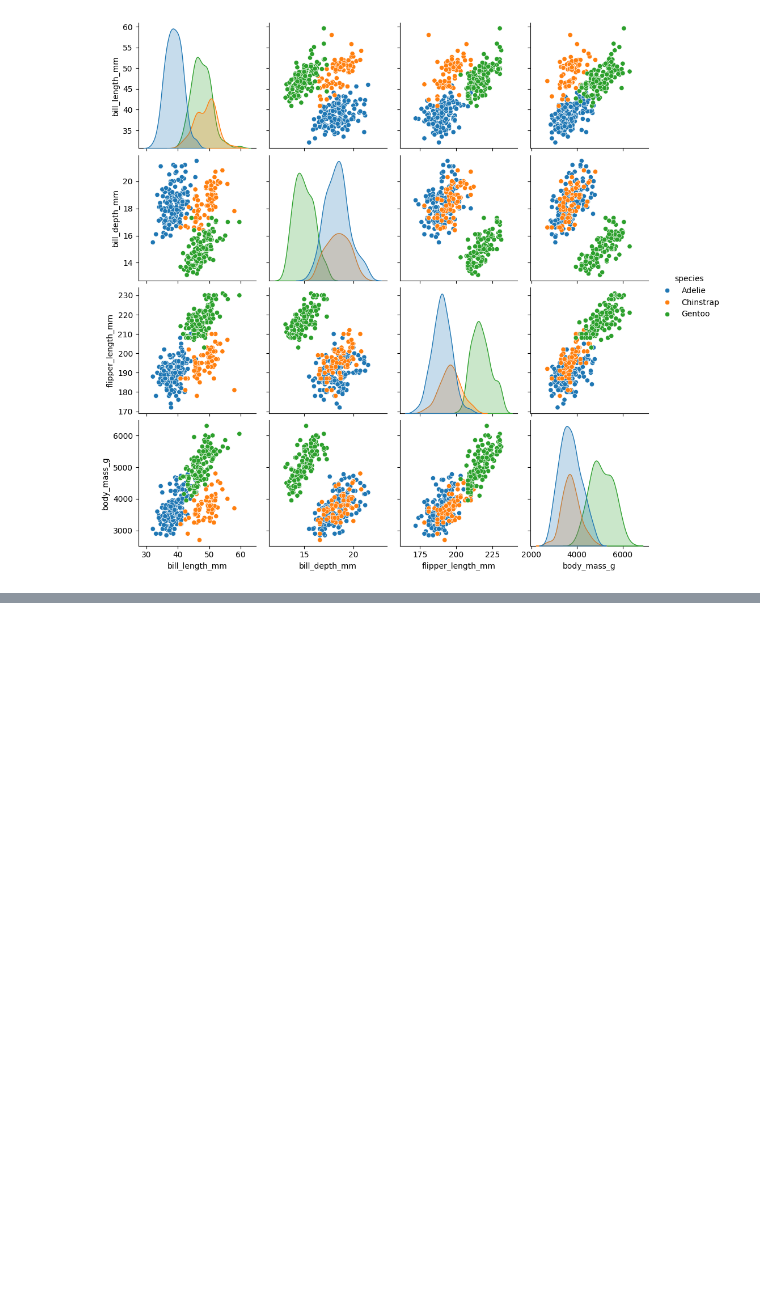
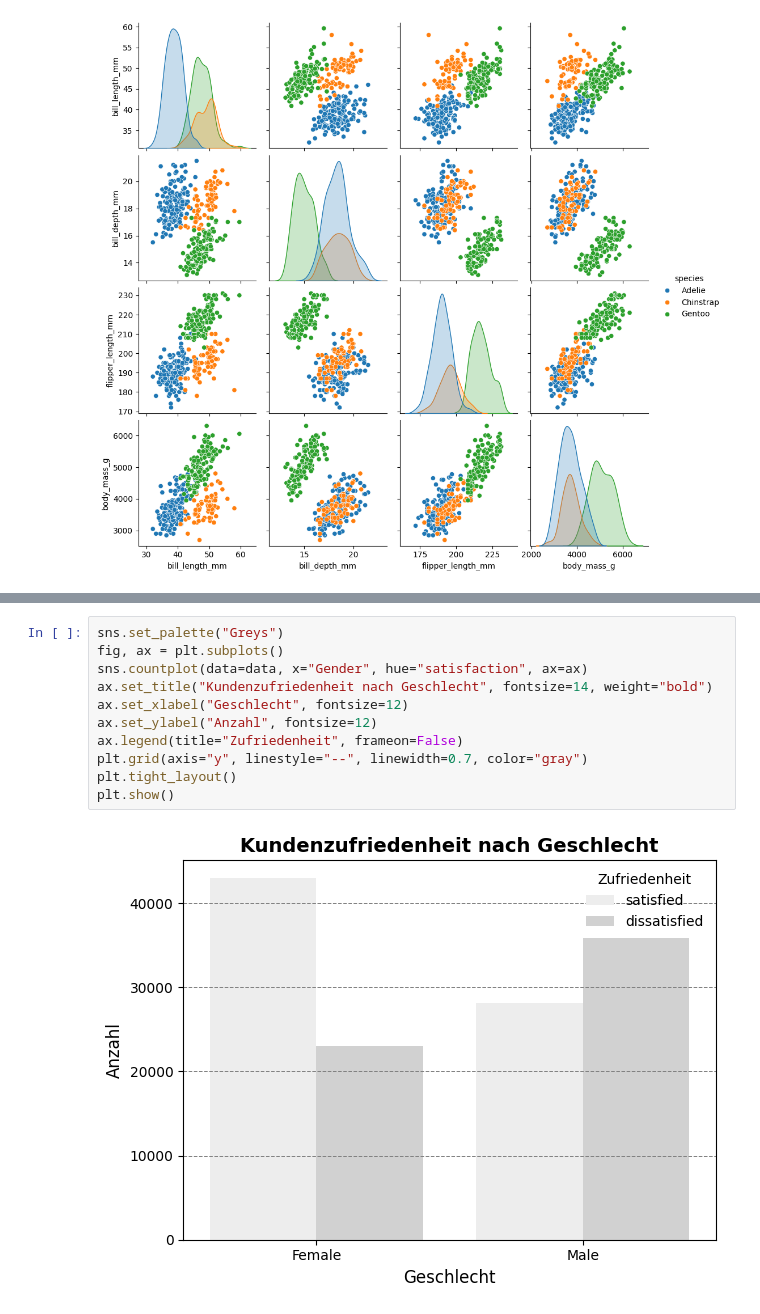
Before and after one commit to DivinitasMaxima/BINA-RECAP, a Jupyter notebook: Pyrhon/Einführung.ipynb, the cells around one changed output, grey strips where cells are left out. Saved outputs shown, nothing was run; the diff lists cells and outputs as text; blank space fills up the shorter version.

```diff
--- a/Pyrhon/Einführung.ipynb
+++ b/Pyrhon/Einführung.ipynb
@@ -174,0 +189,13 @@ sn.pairplot(df, hue="species")
+# %%
+sns.set_palette("Greys")
+fig, ax = plt.subplots()
+sns.countplot(data=data, x="Gender", hue="satisfaction", ax=ax)
+ax.set_title("Kundenzufriedenheit nach Geschlecht", fontsize=14, weight="bold")
+ax.set_xlabel("Geschlecht", fontsize=12)
+ax.set_ylabel("Anzahl", fontsize=12)
+ax.legend(title="Zufriedenheit", frameon=False)
+plt.grid(axis="y", linestyle="--", linewidth=0.7, color="gray")
+plt.tight_layout()
+plt.show()
+# %% [output]
+[figure, added]
```
Also changed, not shown: parts of 7 cells of this notebook.
